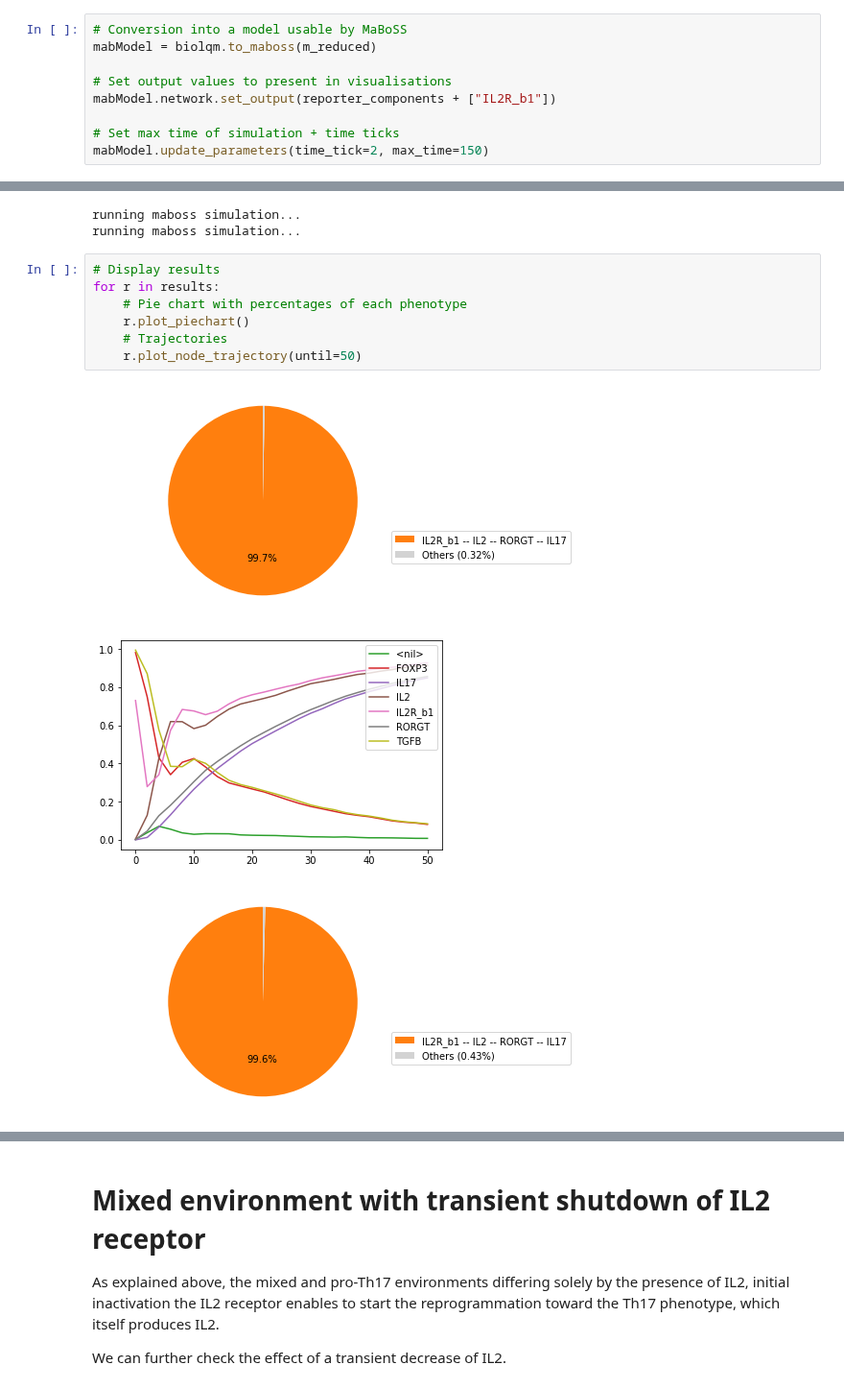
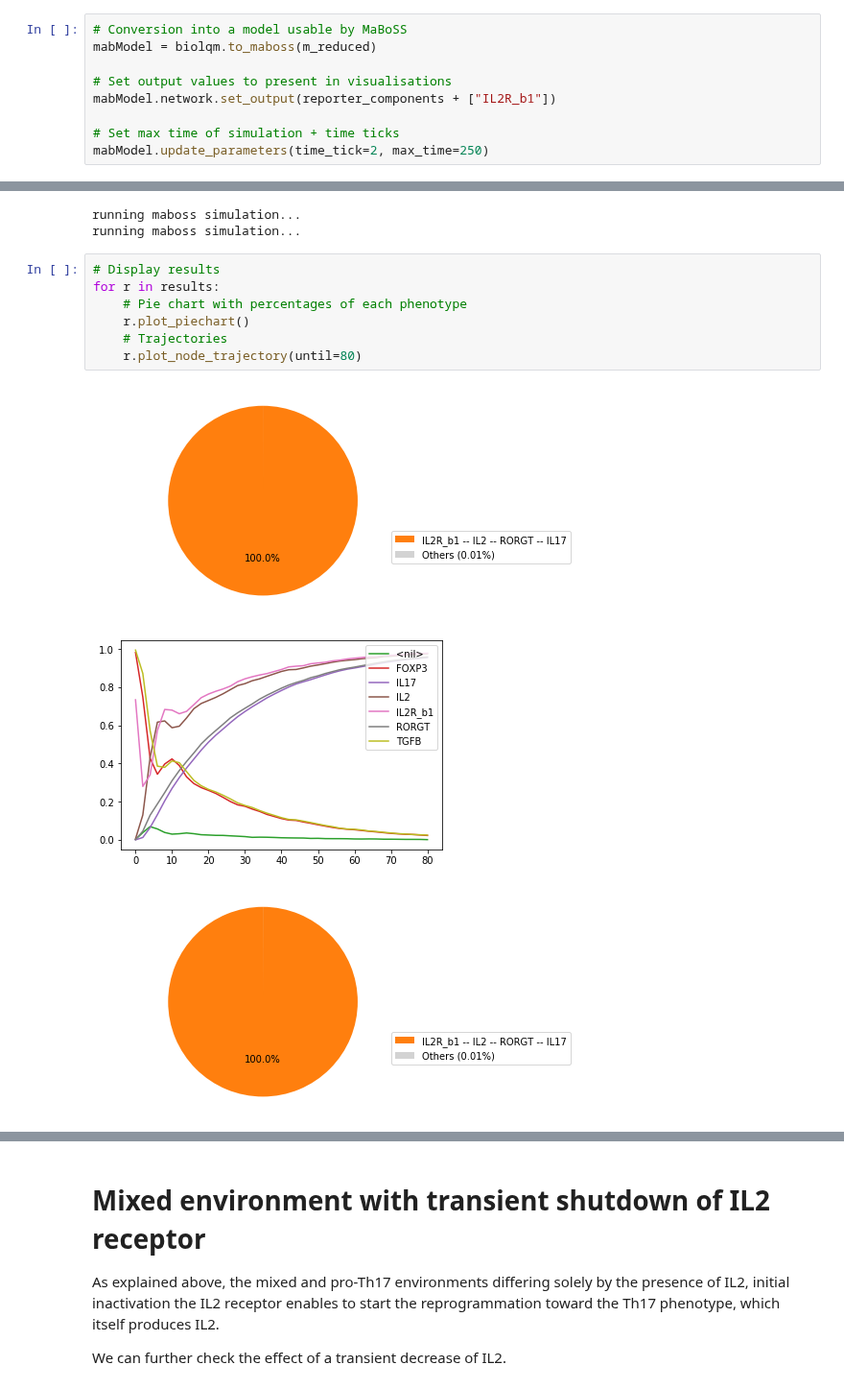
Before and after one commit to colomoto/colomoto-docker, a Jupyter notebook: usecases/Usecase - Balance of Th17 vs Treg cell populations.ipynb, the cells around one changed output, grey strips where cells are left out. Shown at 96% size. Drawn from its saved outputs; the diff is of its cells as text.

```diff
--- a/usecases/Usecase - Balance of Th17 vs Treg cell populations.ipynb
+++ b/usecases/Usecase - Balance of Th17 vs Treg cell populations.ipynb
@@ -282,7 +261,7 @@ mabModel = biolqm.to_maboss(m_reduced)
 mabModel.network.set_output(reporter_components + ["IL2R_b1"])
 
 # Set max time of simulation + time ticks
-mabModel.update_parameters(time_tick=2, max_time=150)
+mabModel.update_parameters(time_tick=2, max_time=250)
 # %%
 # As MaBoSS uses only fully Boolean models, compute booleanized treg stable states
 mr_treg = biolqm.booleanize( m_reduced )
@@ -320,11 +299,11 @@ running maboss simulation...
 # %%
 # Display results
 for r in results:
     # Pie chart with percentages of each phenotype
     r.plot_piechart()
     # Trajectories
-    r.plot_node_trajectory(until=50)
+    r.plot_node_trajectory(until=80)
 # %% [output]
-[figure, old version]
+[figure, new version]
-[figure, old version]
+[figure, new version]
-[figure, old version]
+[figure, new version]
```
Also changed, not shown: parts of 12 cells of this notebook, 1 other file.
